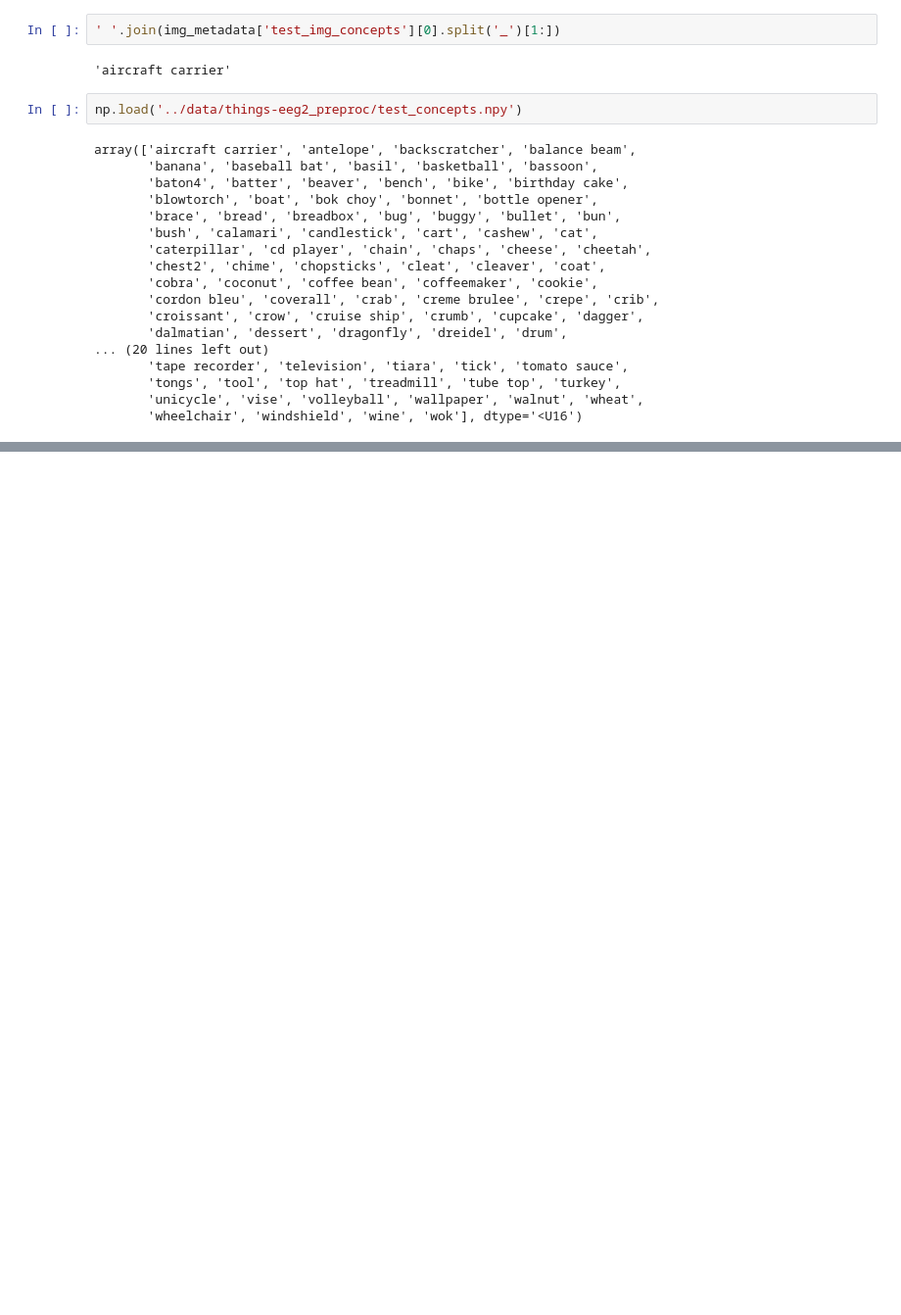
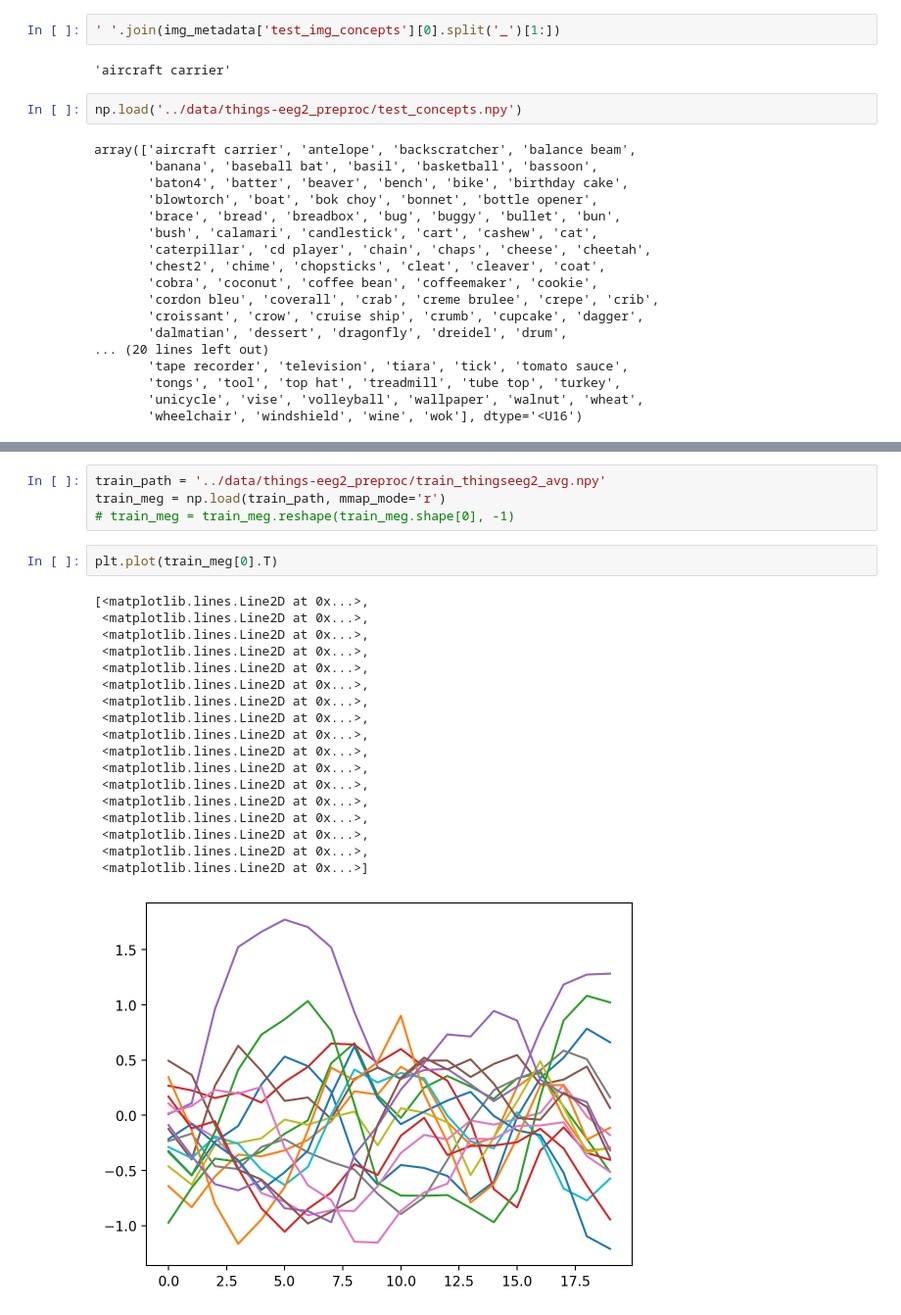
Before and after one commit to desa-lab/EEG-Image-Reconstruction, a Jupyter notebook: thingseeg2_scripts/eeg2_dataset.ipynb, the cells around one changed output, grey strips where cells are left out. Shown at 98% size. Saved outputs shown, nothing was run; the diff lists cells and outputs as text; blank space fills up the shorter version.

```diff
--- a/thingseeg2_scripts/eeg2_dataset.ipynb
+++ b/thingseeg2_scripts/eeg2_dataset.ipynb
@@ -164,0 +213,25 @@ array(['aircraft carrier', 'antelope', 'backscratcher', 'balance beam',
+# %%
+train_path = '../data/things-eeg2_preproc/train_thingseeg2_avg.npy'
+train_meg = np.load(train_path, mmap_mode='r')
+# train_meg = train_meg.reshape(train_meg.shape[0], -1)
+# %%
+plt.plot(train_meg[0].T)
+# %% [output]
+[<matplotlib.lines.Line2D at 0x...>,
+ <matplotlib.lines.Line2D at 0x...>,
+ <matplotlib.lines.Line2D at 0x...>,
+ <matplotlib.lines.Line2D at 0x...>,
+ <matplotlib.lines.Line2D at 0x...>,
+ <matplotlib.lines.Line2D at 0x...>,
+ <matplotlib.lines.Line2D at 0x...>,
+ <matplotlib.lines.Line2D at 0x...>,
+ <matplotlib.lines.Line2D at 0x...>,
+ <matplotlib.lines.Line2D at 0x...>,
+ <matplotlib.lines.Line2D at 0x...>,
+ <matplotlib.lines.Line2D at 0x...>,
+ <matplotlib.lines.Line2D at 0x...>,
+ <matplotlib.lines.Line2D at 0x...>,
+ <matplotlib.lines.Line2D at 0x...>,
+ <matplotlib.lines.Line2D at 0x...>,
+ <matplotlib.lines.Line2D at 0x...>]
+[figure, added]
```
Also changed, not shown: parts of 11 cells of this notebook, 3 other files.
